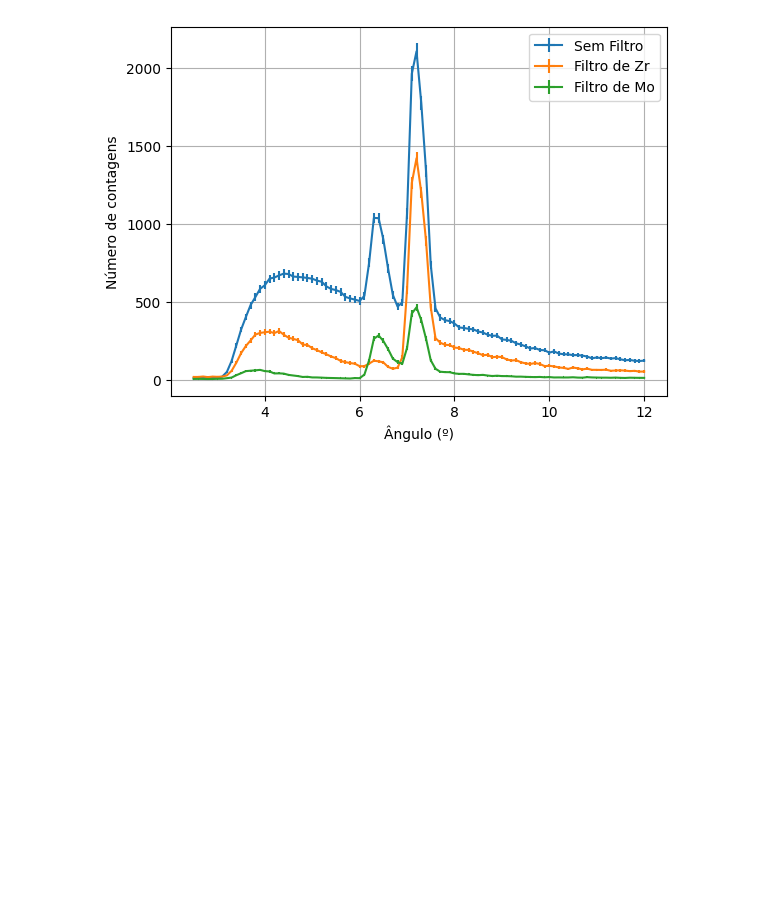
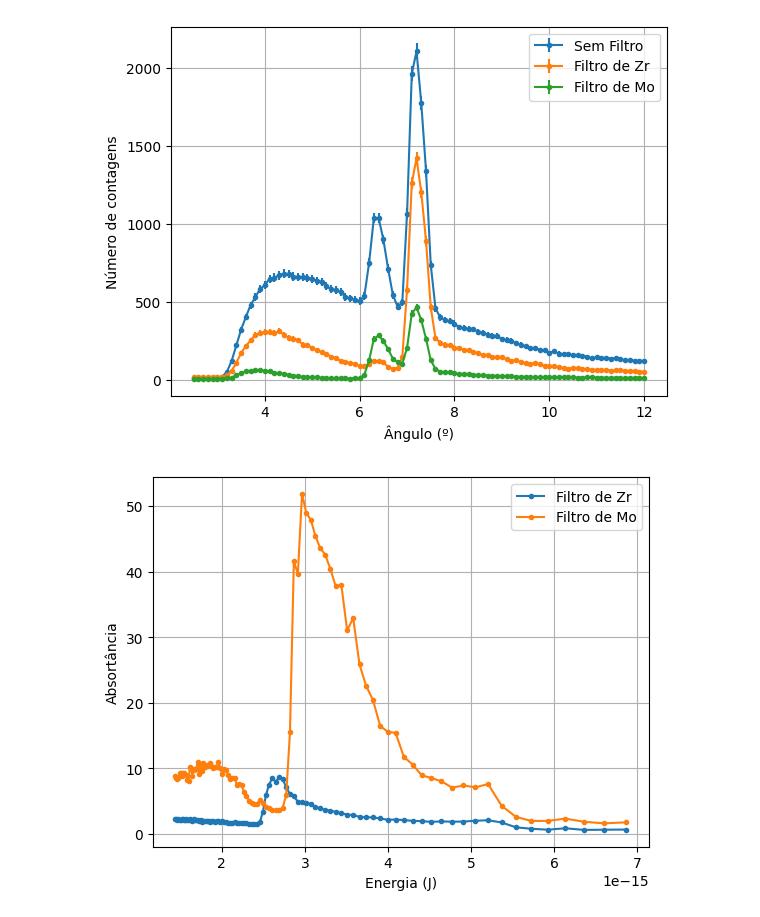
Before and after one commit to DanielDCSS/LabGlither, a Jupyter notebook: OpenLabEX2 VD (1).ipynb, the cells around one changed output. Saved outputs shown, nothing was run; the diff lists cells and outputs as text; code cells hidden in the pictures; blank space fills up the shorter version.

```diff
--- a/OpenLabEX2 VD (1).ipynb
+++ b/OpenLabEX2 VD (1).ipynb
@@ -97,7 +74,7 @@ def ajusteTempoMorto2(R,t):
 tmAjuste1 = tm.query('0 <= A <= 0.4')
 
 
-poptTM, pcovTM = curve_fit(ajusteTempoMorto, tmAjuste1['A'], tmAjuste1['B'], sigma=tmAjuste1['C'])
+poptTM, pcovTM = curve_fit(ajusteTempoMorto, tmAjuste1['A'], tmAjuste1['B'], sigma=tmAjuste1['C'], absolute_sigma=True)
 
 print('Parâmetro a:', poptTM[0], '\nIncerteza Parâmetro a:', np.sqrt(pcovTM[0][0]) ,'\nParâmetro b:', poptTM[1], '\nIncerteza Parâmetro b:', np.sqrt(pcovTM[1][1]))
 
@@ -115,7 +92,7 @@ tm['F'] = 1/ajusteTempoMorto(tm['A'],poptTM[0],poptTM[1])
 tm['G'] = tm['F']**2 * np.sqrt((tm['A'])**2 * pcovTM[0][0] + pcovTM[1][1])
 tm['H'] = tm['E']**2 * tm['D']
 
-poptTM2, pcovTM2 = curve_fit(ajusteTempoMorto, tm['E'], tm['F'], sigma=tm['G'])
+poptTM2, pcovTM2 = curve_fit(ajusteTempoMorto, tm['E'], tm['F'], sigma=tm['G'], absolute_sigma = True)
 print('Parâmetro a:', poptTM2[0], '\nIncerteza Parâmetro a:', np.sqrt(pcovTM2[0][0]) ,'\nParâmetro b (TEMPO MORTO):', poptTM2[1], '\nIncerteza Parâmetro b (TEMPO MORTO):', np.sqrt(pcovTM2[1][1]))
 
 x2 = np.linspace(0,20,200)
@@ -278,8 +241,8 @@ def AnalisePicos(cor, voltagem, graf):
                 ListaSigmaOrdPico2 = ListaSigmaOrdPico2 + [((TaxaMedidaPico2**(1/2)/(TaxaMedidaPico2*TempoMorto-1)**2)**2 + (SigmaTMorto*TaxaMedidaPico2**2/(TempoMorto*TaxaMedidaPico2-1)**2)**2 + (dF2dx*0.005)**2)**(1/2)]
 
 
-            poptP1, pcovP1 = curve_fit(gauss, ListaAbsPico1, ListaOrdenadasPico1, bounds=([0, ListaAbsPico1[1], 0, 0], [10, ListaAbsPico1[5], 3000, 300]), sigma=ListaSigmaOrdPico1 ) #a, b, N, c
-            poptP2, pcovP2 = curve_fit(gauss, ListaAbsPico2, ListaOrdenadasPico2, bounds=([0, ListaAbsPico2[1], 0, 0], [10, ListaAbsPico2[5], 1500, 300]), sigma=ListaSigmaOrdPico2 ) #a, b, N, c
+            poptP1, pcovP1 = curve_fit(gauss, ListaAbsPico1, ListaOrdenadasPico1, bounds=([0, ListaAbsPico1[1], 0, 0], [10, ListaAbsPico1[5], 3000, 300]), sigma=ListaSigmaOrdPico1, absolute_sigma=True) #a, b, N, c
+            poptP2, pcovP2 = curve_fit(gauss, ListaAbsPico2, ListaOrdenadasPico2, bounds=([0, ListaAbsPico2[1], 0, 0], [10, ListaAbsPico2[5], 1500, 300]), sigma=ListaSigmaOrdPico2, absolute_sigma=True) #a, b, N, c
 
             print('Para o pico alfa : \n','a = ', poptP1[0], '\n','b = ', poptP1[1], '\n', 'N = ', poptP1[2], '\n', 'c = ', poptP1[3], '\n', 'Matriz de covariancia : \n', pcovP1, '\n', 'Ajuste do pico alfa já considerando incertezas :' )#a, b, N, c
 
@@ -422,7 +331,7 @@ for i in range(4):
         #SelecAngLinear = SelecAngLinear + [Angulos[InicioDoAjuste + k]]
         SelecNFLinear = SelecNFLinear + [Contagens[InicioDoAjuste + k]]
         SigmaSelecNFLinear = SigmaSelecNFLinear + [((Contagens[InicioDoAjuste + k]) + (((Contagens[InicioDoAjuste + 1] - Contagens[InicioDoAjuste])/0.1)*0.005)**2)**(1/2)]
-    poptLb, pcovLb = curve_fit(Linear, SelecAngLinear, SelecNFLinear, sigma=SigmaSelecNFLinear)
+    poptLb, pcovLb = curve_fit(Linear, SelecAngLinear, SelecNFLinear, sigma=SigmaSelecNFLinear, absolute_sigma=True)
 
     AngsMin = AngsMin + [-poptLb[1]/poptLb[0]]
     SigmaAngsMin = SigmaAngsMin + [((pcovLb[0][0]**(1/2)*poptLb[1]/poptLb[0]**2)**2 + (pcovLb[1][1]**(1/2)/poptLb[0]))**(1/2)]
@@ -492,7 +401,7 @@ for i in range(0, len(AngsMin)):
     print('Comprimento de onda para', str(voltagens[i]), 'É igual a : ', lamb)
     SigmaFin = SigmaFin + [((sigmaV[i])**2 + (SigmaLambdasMin[i]*voltagens[i]/lambdas[i])**2)**(1/2)]
 
-poptfin, pcovfin = curve_fit(Tensão, lambdas, voltagens, sigma=SigmaFin)
+poptfin, pcovfin = curve_fit(Tensão, lambdas, voltagens, sigma=SigmaFin, absolute_sigma=True)
 
 sig_a = math.sqrt(pcovfin[0][0])
 
@@ -513,5 +422,9 @@ plt.legend()
 plt.grid()
 plt.show()
 
+print(lambdas)
+print(voltagens)
 print(sigmaV)
 print(SigmaFin)
+print(poptfin[0])
+print((pcovfin[0]))
@@ -541,41 +575,88 @@ abs['G'] = np.sqrt((np.sqrt(abs['C'])/(1-abs['C']*poptTM2[1])**2)**2 + (((abs['C
 abs['H'] = np.sqrt((np.sqrt(abs['D'])/(1-abs['D']*poptTM2[1])**2)**2 + (((abs['D']*poptTM2[1])/(1-abs['D']*poptTM2[1])**2)*np.sqrt(pcovTM2[1][1]))**2)
 abs['B'] = abs['B']/(1-(pcovTM2[1][1]*abs['B']))
 abs['C'] = abs['C']/(1-(pcovTM2[1][1]*abs['C']))
 abs['D'] = abs['D']/(1-(pcovTM2[1][1]*abs['D']))
 
 # Criando nova coluna no dataframe da absortância que coloca a energia correspondente a cada ângulo, usando o valor de h obtido anteriormente. Também criar a coluna da respectiva incerteza.
 abs['I'] = (h*299792458)/(2*0.282e-9*np.sin(abs['A']*math.pi/180))
 abs['J'] = np.sqrt((299792458*sigma_h/(2*0.282e-9*np.sin(abs['A']*math.pi/180)))**2 + (h*299792458*np.cos(abs['A']*math.pi/180)*abs['E']/(2*0.282e-9*np.sin(abs['A']*math.pi/180))**2)**2)
 
 # Plotando Contagem de Fótons/Segundo em função do Ângulo
-plt.errorbar(abs['A'], abs['B'], abs['F'], abs['E'], label='Sem Filtro')
-plt.errorbar(abs['A'], abs['C'], abs['G'], abs['E'], label='Filtro de Zr')
-plt.errorbar(abs['A'], abs['D'], abs['H'], abs['E'], label='Filtro de Mo')
+plt.errorbar(abs['A'], abs['B'], abs['F'], abs['E'], label='Sem Filtro', marker='.')
+plt.errorbar(abs['A'], abs['C'], abs['G'], abs['E'], label='Filtro de Zr', marker='.')
+plt.errorbar(abs['A'], abs['D'], abs['H'], abs['E'], label='Filtro de Mo', marker='.')
 plt.xlabel('Ângulo (º)')
 plt.ylabel('Número de contagens')
 plt.grid()
 plt.legend()
 plt.show()
 
 # Calculando a absortância para o Zr e o Mo, bem como suas incertezas
 abs['K'] = abs['B']/abs['C']
 abs['L'] = abs['B']/abs['D']
 abs['M'] = np.sqrt((abs['F']/abs['C'])**2 + (abs['B']*abs['G']/(abs['C'])**2)**2)
 abs['N'] = np.sqrt((abs['F']/abs['D'])**2 + (abs['B']*abs['H']/(abs['D'])**2)**2)
-
-print(abs['M'])
-print(abs['N'])
 # Plotando a absortância em função da energia para o Zr e o Mo
-# plt.errorbar(abs['I'], abs['K'], abs['M'], 0, label='Filtro de Zr')
-# plt.errorbar(abs['I'], abs['L'], abs['N'], 0, label='Filtro de Mo')
-plt.plot(abs['I'], abs['K'], label='Filtro de Zr')
-plt.plot(abs['I'], abs['L'], label='Filtro de Mo')
-plt.xlabel('Energia (Hz)')
+# plt.errorbar(abs['I'], abs['K'], abs['M'], 0, label='Filtro de Zr', marker='.')
+# plt.errorbar(abs['I'], abs['L'], abs['N'], 0, label='Filtro de Mo', marker='.')
+plt.plot(abs['I'], abs['K'], label='Filtro de Zr', marker='.')
+plt.plot(abs['I'], abs['L'], label='Filtro de Mo', marker='.')
+plt.xlabel('Energia (J)')
 plt.ylabel('Absortância')
 plt.grid()
 plt.legend()
 plt.show()
 
 # Usando a lei de Lambert-Beer para obter a espessura do absorvedor
+# x = -ln(It/I0)/(mu rho)
+RhoMo = 10.02
+RhoZr = 6.45
+def LigaGrafico(x, x1, y1, x2, y2):
+    return(x*(y1-y2)/(x1-x2) + (x1*y2-x2*y1)/(x1-x2))
+
+Energias = [1e-2,1.5e-2,2e-2,3e-2,4e-2]
+MuSobreRhoMo = [85.76,28.54,80.54,28.10,12.94]
+MuSobreRhoZr = [74.17,24.63,72.37,24.85,11.39]
+
+
+ListaMuMo = []
+ListaMuZr = []
+
+SigmaListaMuZr = []
+SigmaListaMuMo = []
+
+energiasgraf = list(abs['I'])
+selecEnergiasgraf = []
+ListaIndicesEnergias = []
+for i in range (len(energiasgraf)):
+    for j in range(4):
+        if Energias[j]*1.6*10**(-13) < energiasgraf[i] <= Energias[j+1]*1.6*10**(-13):
+            ListaMuMo = ListaMuMo + [LigaGrafico(energiasgraf[i], Energias[j]*1.6*10**(-13), MuSobreRhoMo[j], Energias[j+1]*1.6*10**(-13), MuSobreRhoMo[j+1])]
+            ListaMuZr = ListaMuZr + [LigaGrafico(energiasgraf[i], Energias[j]*1.6*10**(-13), MuSobreRhoZr[j], Energias[j+1]*1.6*10**(-13), MuSobreRhoZr[j+1])]
+            selecEnergiasgraf = selecEnergiasgraf + [energiasgraf[i]]
+            SigmaListaMuZr = SigmaListaMuZr + [np.abs(MuSobreRhoZr[j+1] - MuSobreRhoZr[j])]
+            SigmaListaMuMo = SigmaListaMuMo + [np.abs(MuSobreRhoMo[j+1] - MuSobreRhoMo[j])]
+            ListaIndicesEnergias = ListaIndicesEnergias + [i]
+
+def fconst(x, a):
+    return(a)
+def lambert_beer(mu, energia, elemento):
+    if elemento == 'Mo':
+        return np.log(abs.loc[abs['I'] == energia, 'L'].item())/(mu*(RhoMo)**2)
+    elif elemento == 'Zr':
+        return np.log(abs.loc[abs['I'] == energia, 'K'].item())/(mu*(RhoZr)**2)
+
+ListaXMo = []
+ListaXZr = []
+for i in range(len(ListaMuMo)):
+    ListaXMo = ListaXMo + [lambert_beer(ListaMuMo[i], selecEnergiasgraf[i], 'Mo')]
+for i in range(len(ListaMuZr)):
+    ListaXZr = ListaXZr + [lambert_beer(ListaMuZr[i], selecEnergiasgraf[i], 'Zr')]
+
+poptMo, pcovMo = curve_fit(fconst, ListaIndicesEnergias, ListaXMo, sigma=SigmaListaMuMo, absolute_sigma=True)
+poptZr, pcovZr = curve_fit(fconst, ListaIndicesEnergias, ListaXZr, sigma=SigmaListaMuZr, absolute_sigma=True)
+
+print(f'Espessura do Molibdênio: {poptMo[0]}\nIncerteza Espessura do Molibdênio: {pcovMo[0][0]}\nEspessura do Zircônio: {poptZr[0]}\nIncerteza Espessura do Zircônio: {pcovZr[0][0]}')
 # %% [output]
 [figure]
+[figure, new version]
```
Also changed, not shown: parts of 18 cells of this notebook.
